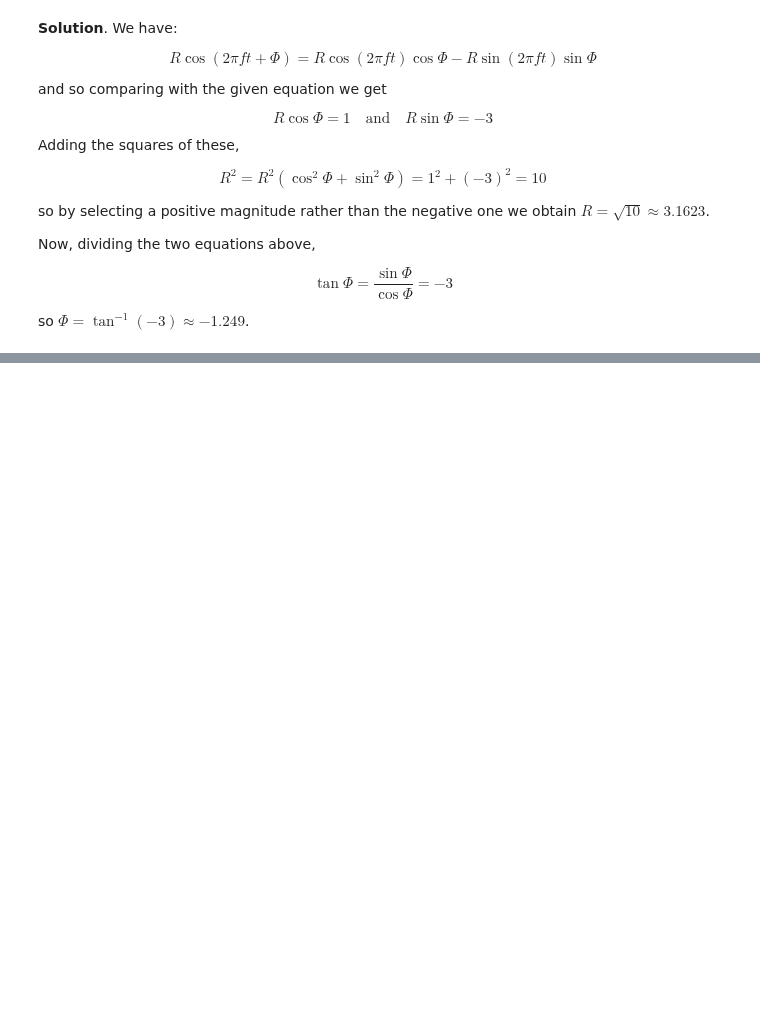
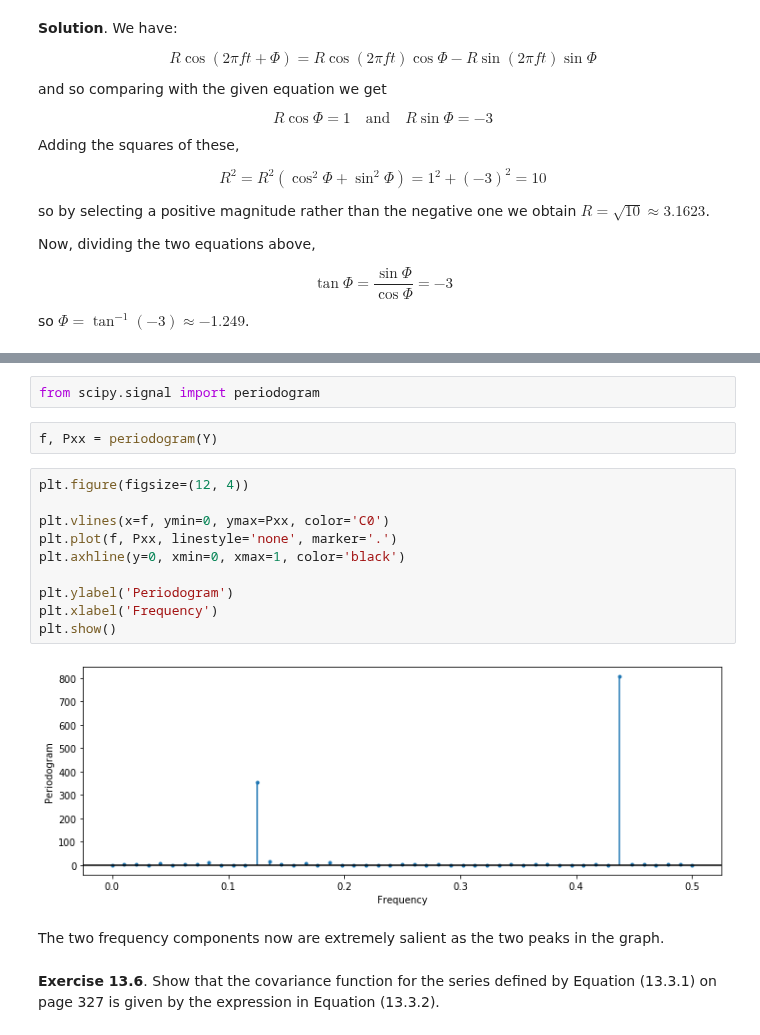
Before and after one commit to telmo-correa/time-series-analysis, a Jupyter notebook: Python/Chapter 13 (Ex 01 - 10) - Introduction to Spectral Analysis.ipynb, the cells around one changed output, grey strips where cells are left out. Cells and saved outputs as stored; diff of their text form; blank space fills up the shorter version.

```diff
--- a/Python/Chapter 13 (Ex 01 - 10) - Introduction to Spectral Analysis.ipynb
+++ b/Python/Chapter 13 (Ex 01 - 10) - Introduction to Spectral Analysis.ipynb
@@ -52,0 +307,20 @@ so $ \Phi = \tan^{-1} (-3) \approx -1.249$.
+# %%
+from scipy.signal import periodogram
+# %%
+f, Pxx = periodogram(Y)
+# %%
+plt.figure(figsize=(12, 4))
+
+plt.vlines(x=f, ymin=0, ymax=Pxx, color='C0')
+plt.plot(f, Pxx, linestyle='none', marker='.')
+plt.axhline(y=0, xmin=0, xmax=1, color='black')
+
+plt.ylabel('Periodogram')
+plt.xlabel('Frequency')
+plt.show()
+# %% [output]
+[figure, added]
+# %% [markdown]
+The two frequency components now are extremely salient as the two peaks in the graph.
+# %% [markdown]
+**Exercise 13.6**. Show that the covariance function for the series defined by Equation (13.3.1) on page 327 is given by the expression in Equation (13.3.2).
```
Also changed, not shown: parts of 28 cells of this notebook, 1 other file.
